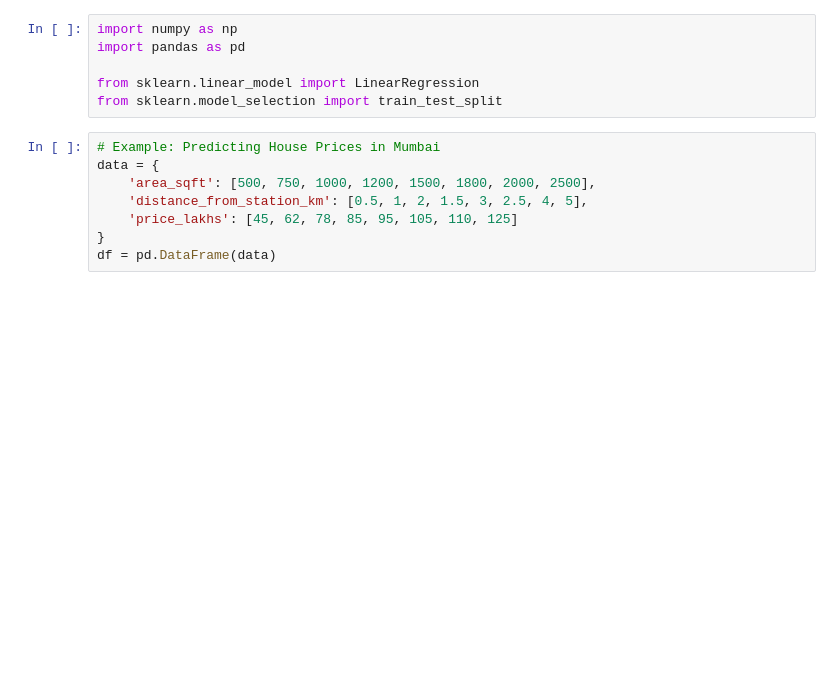
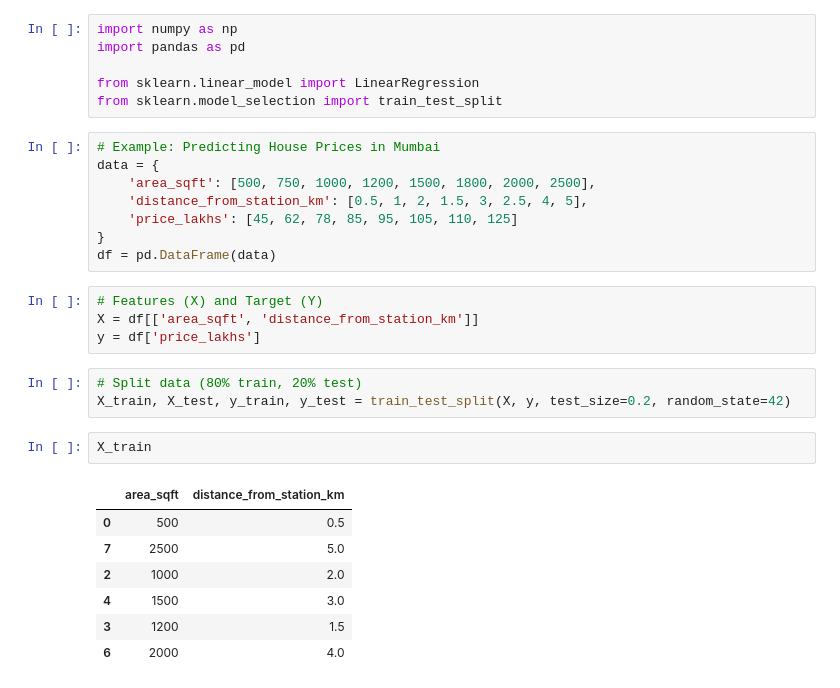
Before and after one commit to starlordali4444/gtr_deep_learning, a Jupyter notebook: batches/1/day_05/dev.ipynb, the cells around one changed output. Cells and saved outputs as stored; diff of their text form; blank space fills up the shorter version.

```diff
--- a/batches/1/day_05/dev.ipynb
+++ b/batches/1/day_05/dev.ipynb
@@ -108,3 +108,20 @@ data = {
     'price_lakhs': [45, 62, 78, 85, 95, 105, 110, 125]
 }
 df = pd.DataFrame(data)
+# %%
+# Features (X) and Target (Y)
+X = df[['area_sqft', 'distance_from_station_km']]
+y = df['price_lakhs']
+# %%
+# Split data (80% train, 20% test)
+X_train, X_test, y_train, y_test = train_test_split(X, y, test_size=0.2, random_state=42)
+# %%
+X_train
+# %% [output]
+|  | area_sqft | distance_from_station_km |
+| 0 | 500 | 0.5 |
+| 7 | 2500 | 5.0 |
+| 2 | 1000 | 2.0 |
+| 4 | 1500 | 3.0 |
+| 3 | 1200 | 1.5 |
+| 6 | 2000 | 4.0 |
```
Also changed, not shown: parts of 19 cells of this notebook.
